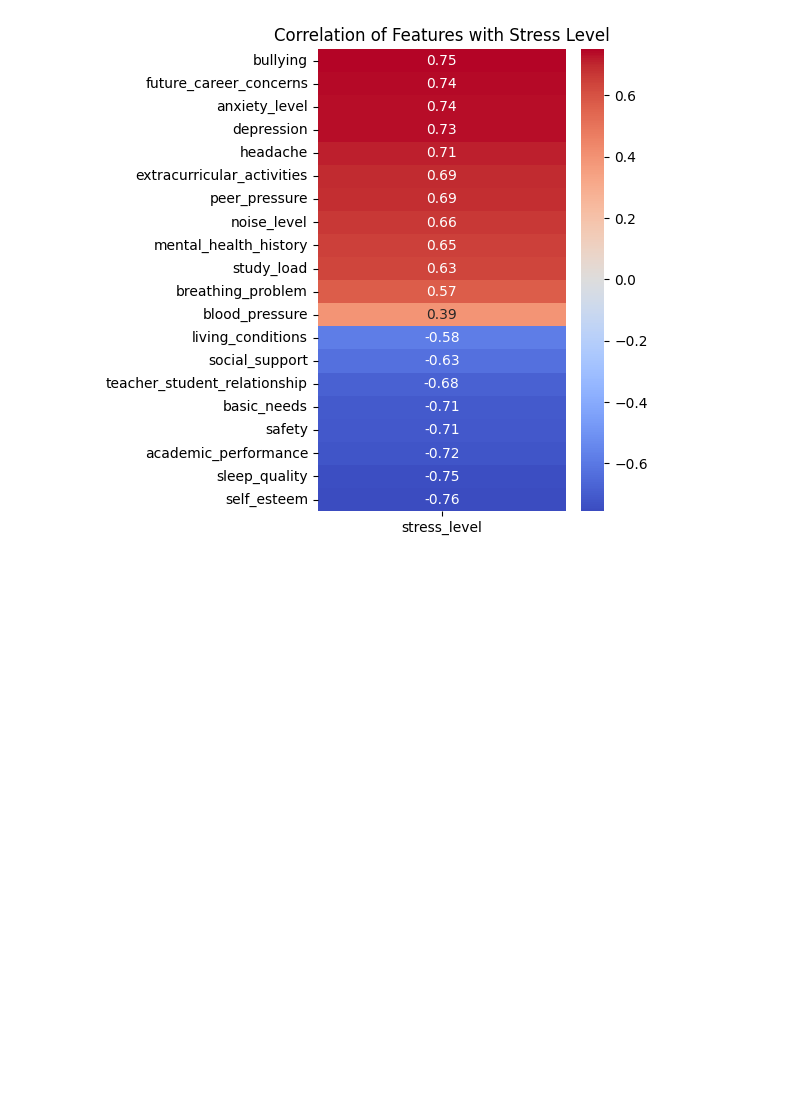
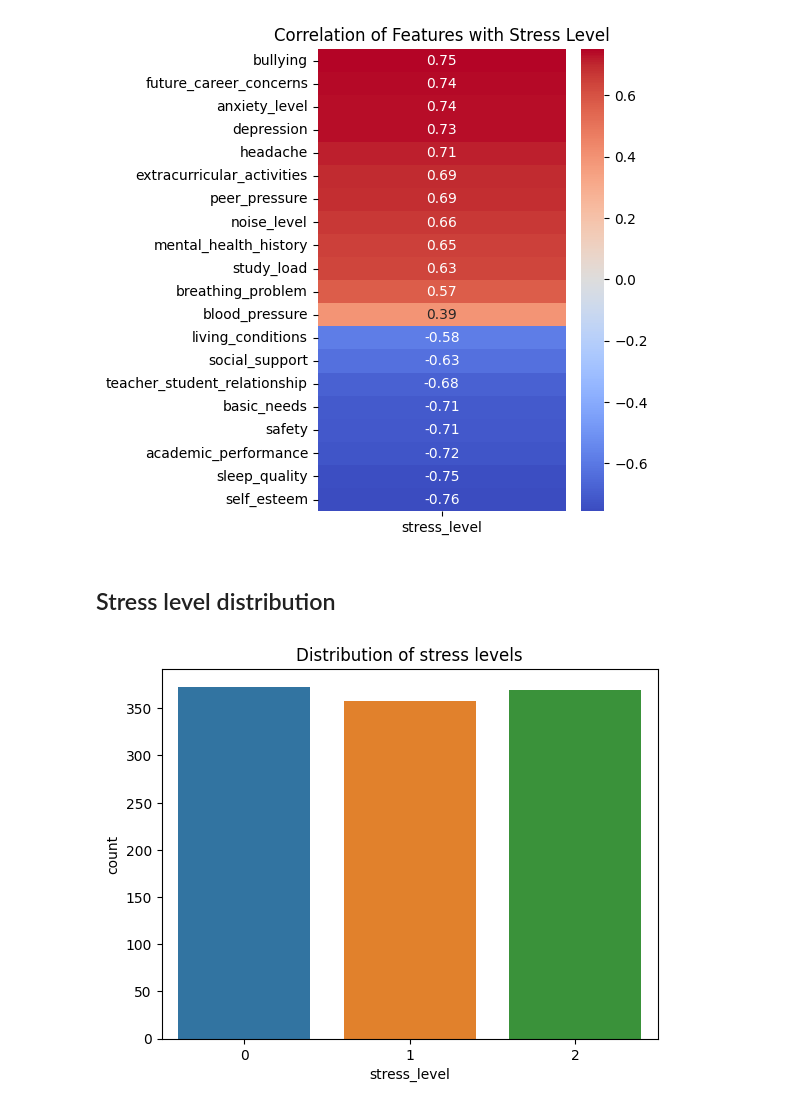
Before and after one commit to 0xRobinman/Kaggle-notebooks, a Jupyter notebook: Student_stress.ipynb, the cells around one changed output. Cells and saved outputs as stored; diff of their text form; code cells hidden in the pictures; blank space fills up the shorter version.

Commit message:
Kaggle Notebook | Student Stress | Version 2

```diff
--- a/Student_stress.ipynb
+++ b/Student_stress.ipynb
@@ -85,3 +88,11 @@ plt.title("Correlation of Features with Stress Level")
 plt.show()
 # %% [output]
 [figure]
+# %% [markdown]
+## Stress level distribution
+# %%
+sns.countplot(x='stress_level', data=stress_level_df)
+plt.title("Distribution of stress levels")
+plt.show()
+# %% [output]
+[figure, added]
```
Also changed, not shown: parts of 1 cell of this notebook.
